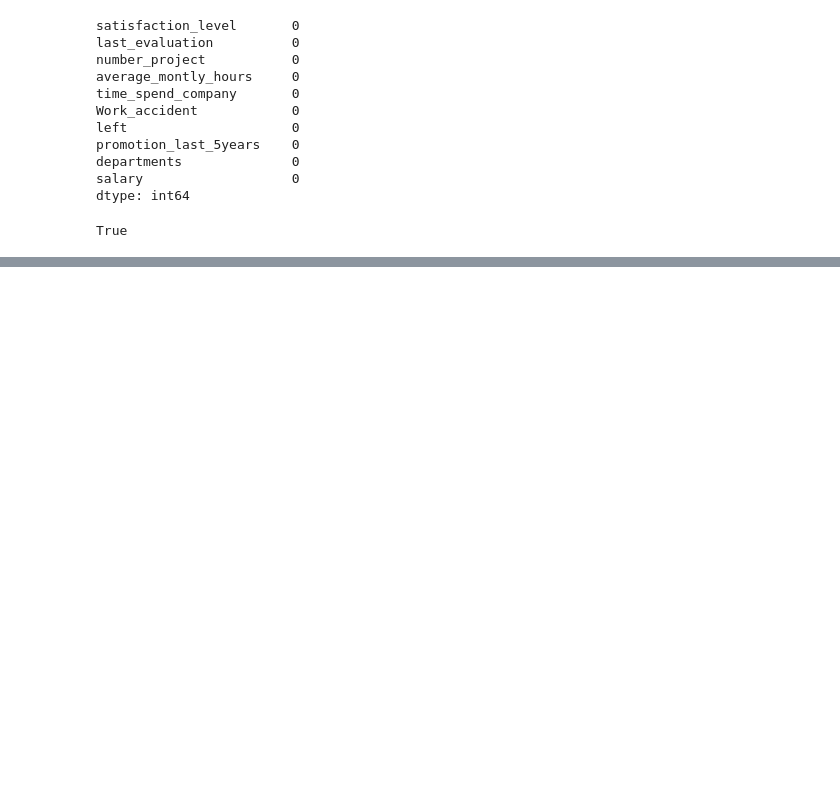
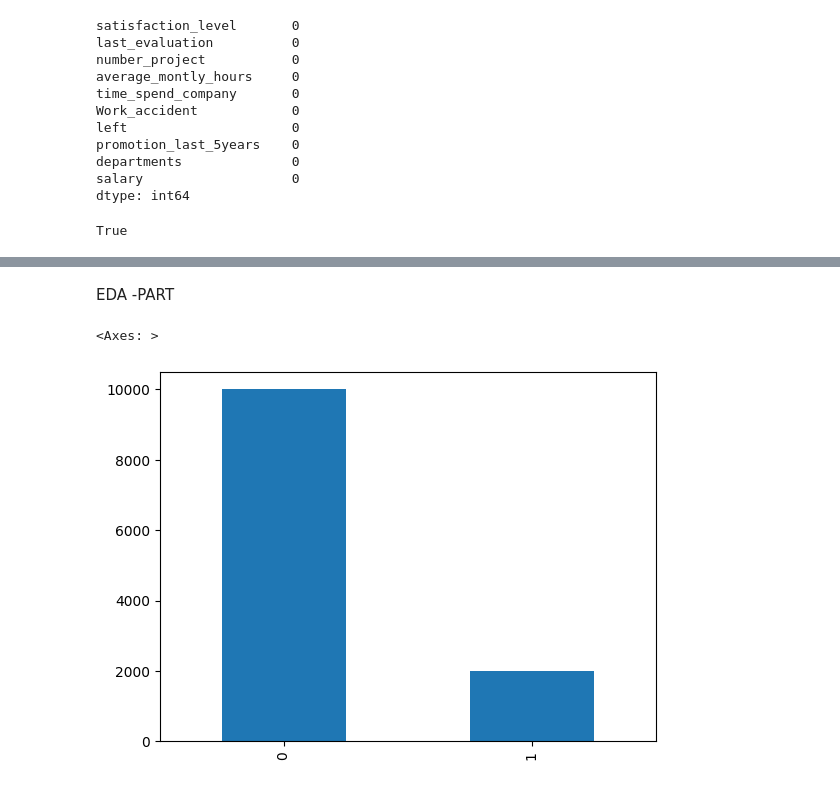
Before and after one commit to Deekshita31/Employee_churn, a Jupyter notebook: Employee_churn.ipynb, the cells around one changed output, grey strips where cells are left out. Drawn from its saved outputs; the diff is of its cells as text; code cells hidden in the pictures; blank space fills up the shorter version.

```diff
--- a/Employee_churn.ipynb
+++ b/Employee_churn.ipynb
@@ -134,0 +151,2 @@ True
+# %%
+data = data.drop_duplicates()
@@ -134,0 +169,7 @@ True
+# %% [markdown]
+EDA -PART
+# %%
+data['left'].value_counts().plot(kind='bar')
+# %% [output]
+<Axes: >
+[figure, added]
```
Also changed, not shown: parts of 4 cells of this notebook.
